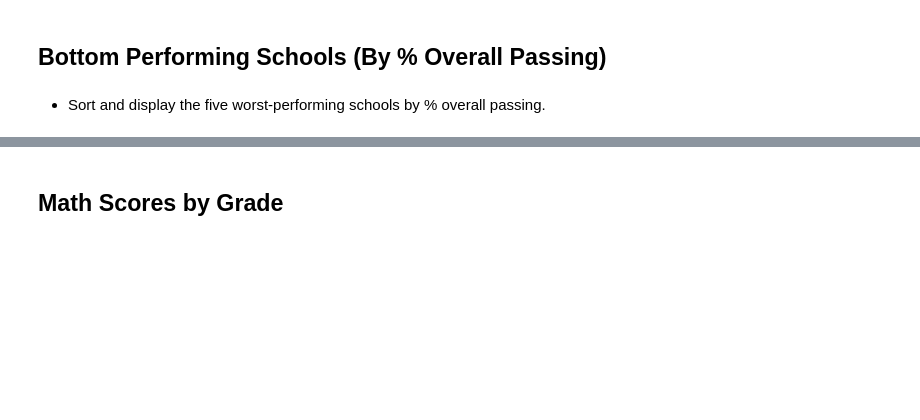
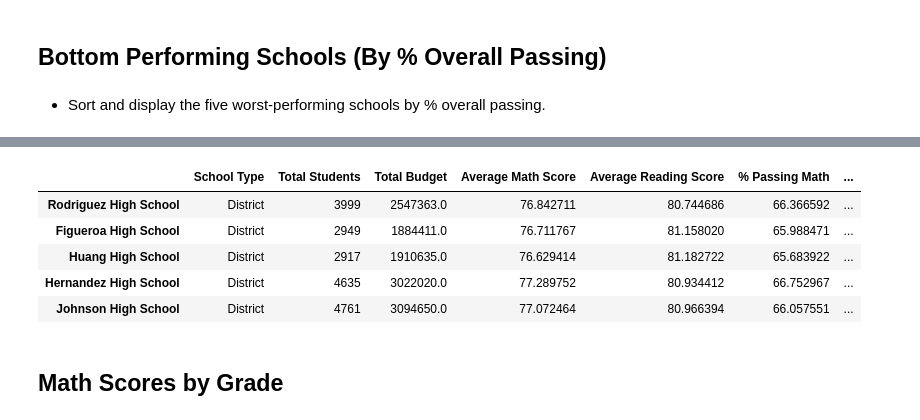
Before and after one commit to jonkwiatkowski/Pandas, a Jupyter notebook: PyCitySchools/PyCitySchools.ipynb, the cells around one changed output, grey strips where cells are left out. Cells and saved outputs as stored; diff of their text form; code cells hidden in the pictures; blank space fills up the shorter version.

```diff
--- a/PyCitySchools/PyCitySchools.ipynb
+++ b/PyCitySchools/PyCitySchools.ipynb
@@ -200,3 +194,14 @@ school_summary
+# %%
+# Display top 5 schools ranked by overall passing rate
+top_schools = school_summary.sort_values("% Overall Passing", ascending = True)
+top_schools.head(5)
+# %% [output]
+|  | School Type | Total Students | Total Budget | Average Math Score | Average Reading Score | % Passing Math | ... |
+| Rodriguez High School | District | 3999 | 2547363.0 | 76.842711 | 80.744686 | 66.366592 | ... |
+| Figueroa High School | District | 2949 | 1884411.0 | 76.711767 | 81.158020 | 65.988471 | ... |
+| Huang High School | District | 2917 | 1910635.0 | 76.629414 | 81.182722 | 65.683922 | ... |
+| Hernandez High School | District | 4635 | 3022020.0 | 77.289752 | 80.934412 | 66.752967 | ... |
+| Johnson High School | District | 4761 | 3094650.0 | 77.072464 | 80.966394 | 66.057551 | ... |
 # %% [markdown]
 ## Math Scores by Grade
 # %% [markdown]
```
Also changed, not shown: parts of 4 cells of this notebook.
